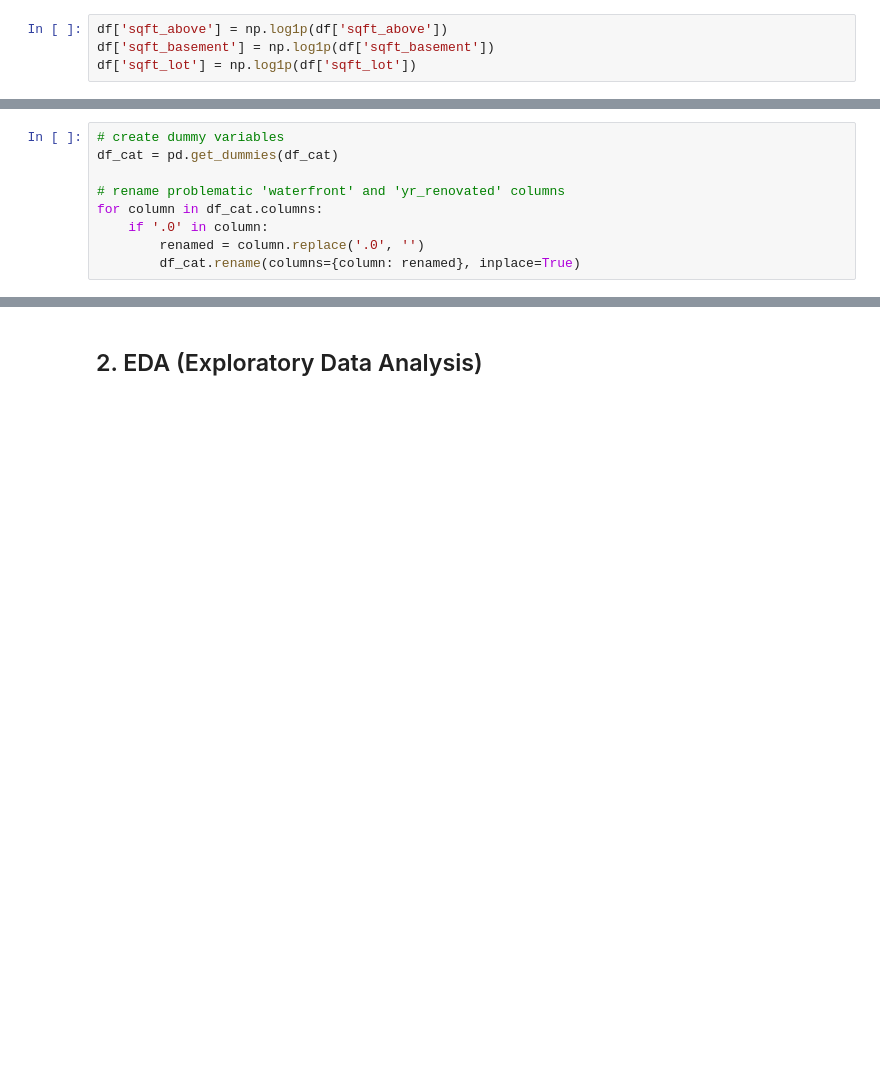
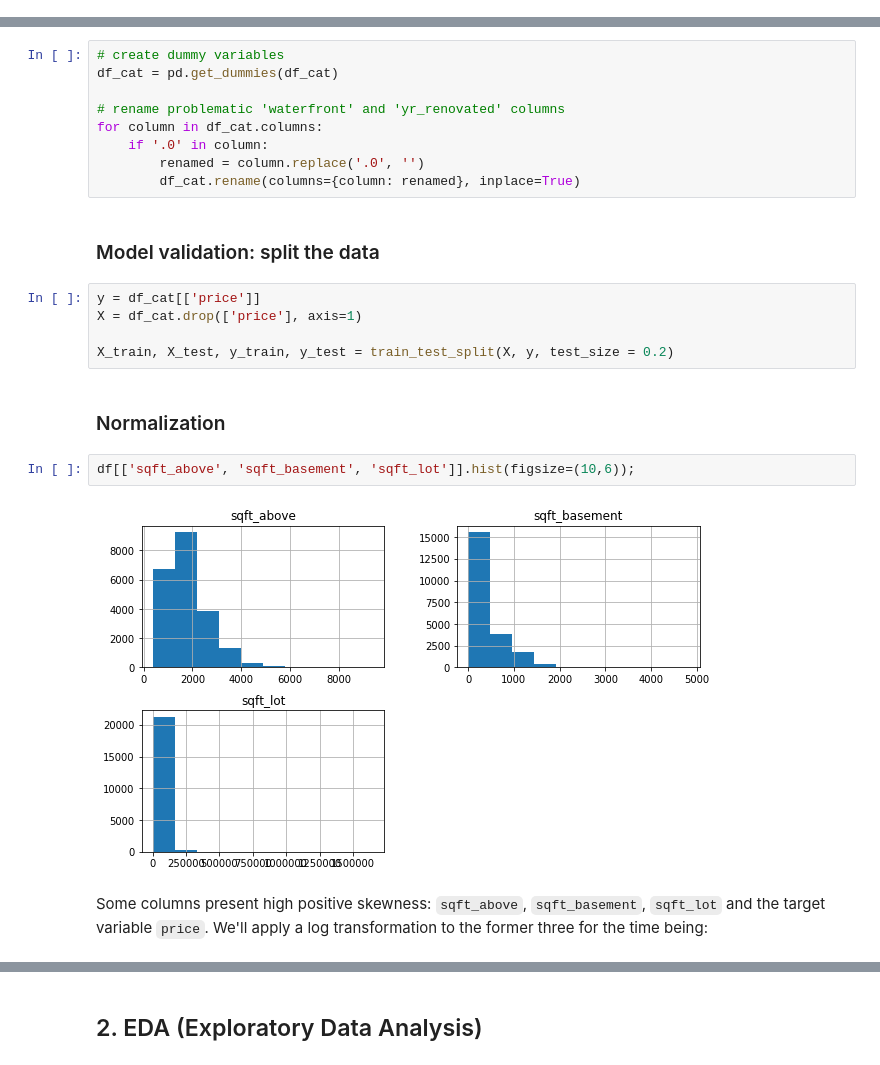
Before and after one commit to bartomolina/dsmod1project, a Jupyter notebook: student.ipynb, the cells around one changed output, grey strips where cells are left out. Saved outputs shown, nothing was run; the diff lists cells and outputs as text; blank space fills up the shorter version.

```diff
--- a/student.ipynb
+++ b/student.ipynb
@@ -422,4 +414,0 @@ Some columns present high positive skewness: `sqft_above`, `sqft_basement`, `sqf
-# %%
-df['sqft_above'] = np.log1p(df['sqft_above'])
-df['sqft_basement'] = np.log1p(df['sqft_basement'])
-df['sqft_lot'] = np.log1p(df['sqft_lot'])
@@ -445,3 +430,18 @@ for column in df_cat.columns:
     if '.0' in column:
         renamed = column.replace('.0', '')
         df_cat.rename(columns={column: renamed}, inplace=True)
+# %% [markdown]
+### Model validation: split the data
+# %%
+y = df_cat[['price']]
+X = df_cat.drop(['price'], axis=1)
+
+X_train, X_test, y_train, y_test = train_test_split(X, y, test_size = 0.2)
+# %% [markdown]
+### Normalization
+# %%
+df[['sqft_above', 'sqft_basement', 'sqft_lot']].hist(figsize=(10,6));
+# %% [output]
+[figure, added]
+# %% [markdown]
+Some columns present high positive skewness: `sqft_above`, `sqft_basement`, `sqft_lot` and the target variable `price`. We'll apply a log transformation to the former three for the time being:
```
Also changed, not shown: parts of 10 cells of this notebook.
